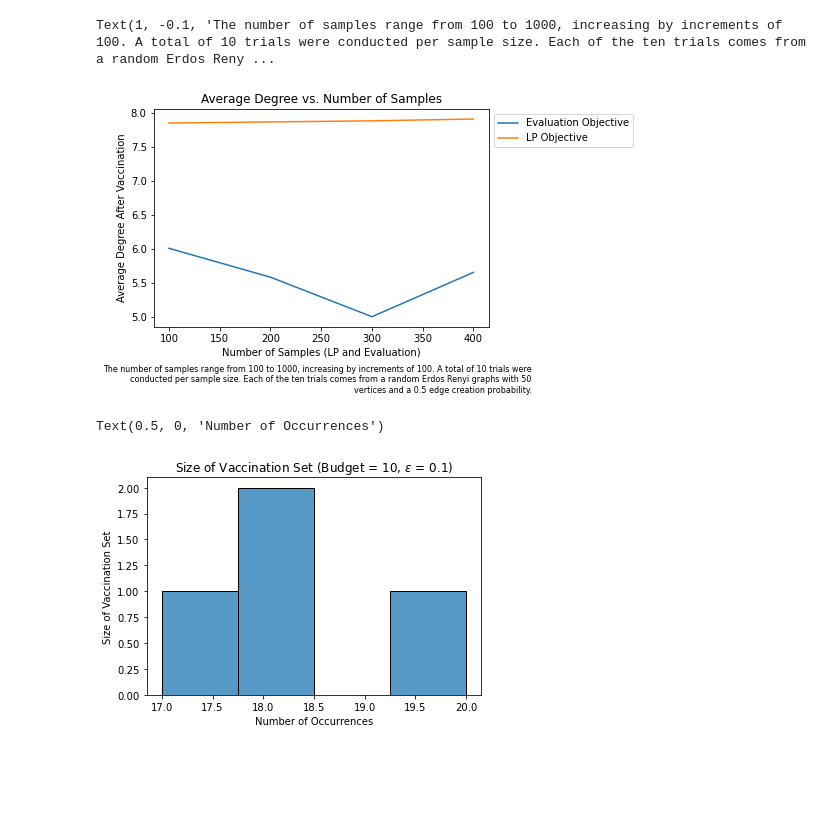
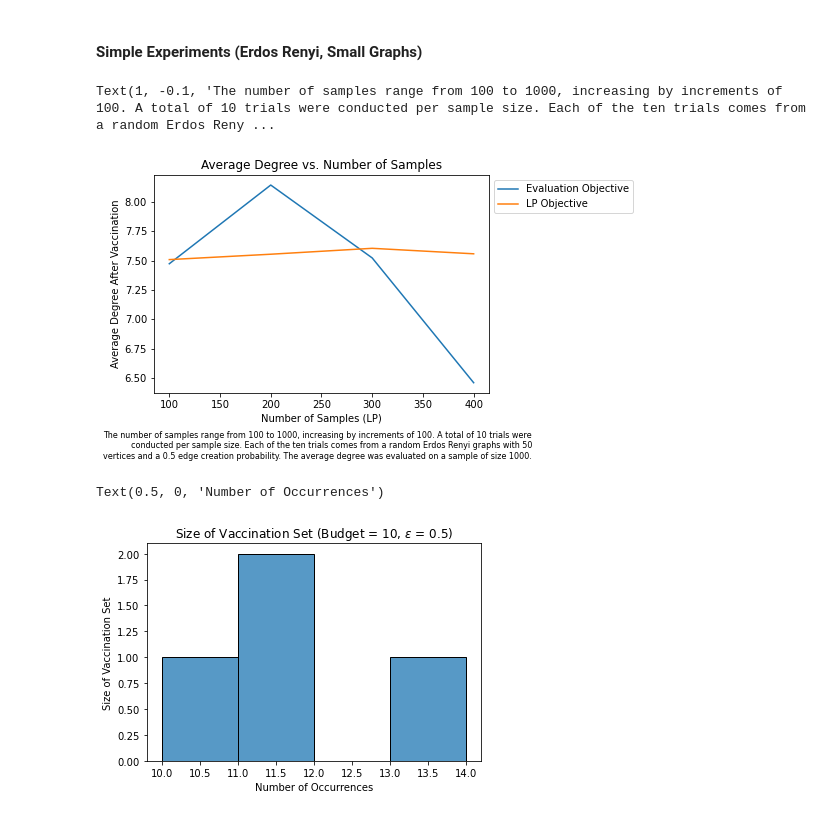
Before and after one commit to Ann924/LeakyVaccine, a Jupyter notebook: Visualizations.ipynb, the cells around one changed output. Cells and saved outputs as stored; diff of their text form; code cells hidden in the pictures; blank space fills up the shorter version.

Commit message:
adjust epsilon

```diff
--- a/Visualizations.ipynb
+++ b/Visualizations.ipynb
@@ -3,6 +3,8 @@ import matplotlib.pyplot as plt
 import seaborn as sns
 import pandas as pd
 import json
+# %% [markdown]
+#### Simple Experiments (Erdos Renyi, Small Graphs)
 # %%
 df_samplesize_runs = pd.read_json("avg_degree_samplesize_runs.json")
 df_samplesize_runs['rounded_size'] = df_samplesize_runs["rounded_solution"].apply(lambda x: len(x))
@@ -10,20 +12,20 @@ df_samplesize_runs.drop(columns=["vertices", "edges", "given_solution", "rounded
 # %%
 sns.lineplot(df_samplesize_runs, x="sample_size", y="evaluated_objective", label="Evaluation Objective")
 sns.lineplot(df_samplesize_runs, x="sample_size", y="lp_objective", label="LP Objective")
 plt.title("Average Degree vs. Number of Samples")
 plt.ylabel("Average Degree After Vaccination")
-plt.xlabel("Number of Samples (LP and Evaluation)")
+plt.xlabel("Number of Samples (LP)")
 plt.legend(loc='upper left', bbox_to_anchor=(1, 1))
 
-plt.figtext(1, -0.1, "The number of samples range from 100 to 1000, increasing by increments of 100. A total of 10 trials were conducted per sample size. Each of the ten trials comes from a random Erdos Renyi graphs with 50 vertices and a 0.5 edge creation probability.", wrap=True, horizontalalignment='right', fontsize=8)
+plt.figtext(1, -0.1, "The number of samples range from 100 to 1000, increasing by increments of 100. A total of 10 trials were conducted per sample size. Each of the ten trials comes from a random Erdos Renyi graphs with 50 vertices and a 0.5 edge creation probability. The average degree was evaluated on a sample of size 1000.", wrap=True, horizontalalignment='right', fontsize=8)
 # %% [output]
 Text(1, -0.1, 'The number of samples range from 100 to 1000, increasing by increments of 100. A total of 10 trials were conducted per sample size. Each of the ten trials comes from a random Erdos Reny ...
-[figure, old version]
+[figure, new version]
 # %%
 sns.histplot(df_samplesize_runs, x="rounded_size")
-plt.title("Size of Vaccination Set (Budget = 10, $\epsilon$ = 0.1)")
+plt.title("Size of Vaccination Set (Budget = 10, $\epsilon$ = 0.5)")
 plt.ylabel("Size of Vaccination Set")
 plt.xlabel("Number of Occurrences")
 # %% [output]
 Text(0.5, 0, 'Number of Occurrences')
-[figure, old version]
+[figure, new version]
```
Also changed, not shown: parts of 1 cell of this notebook, 4 other files.
